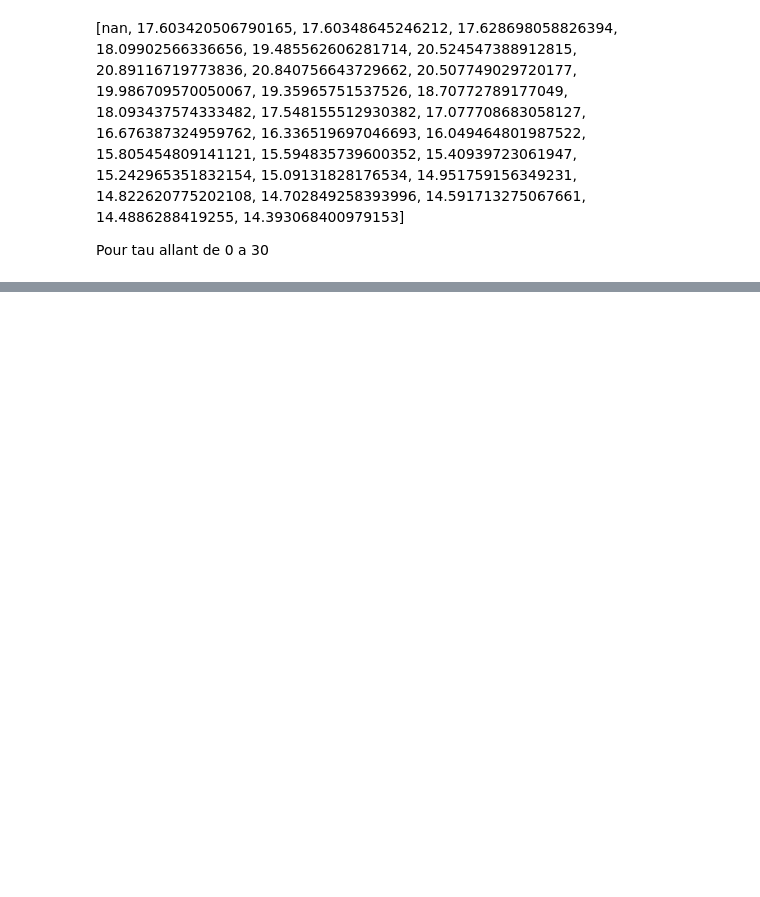
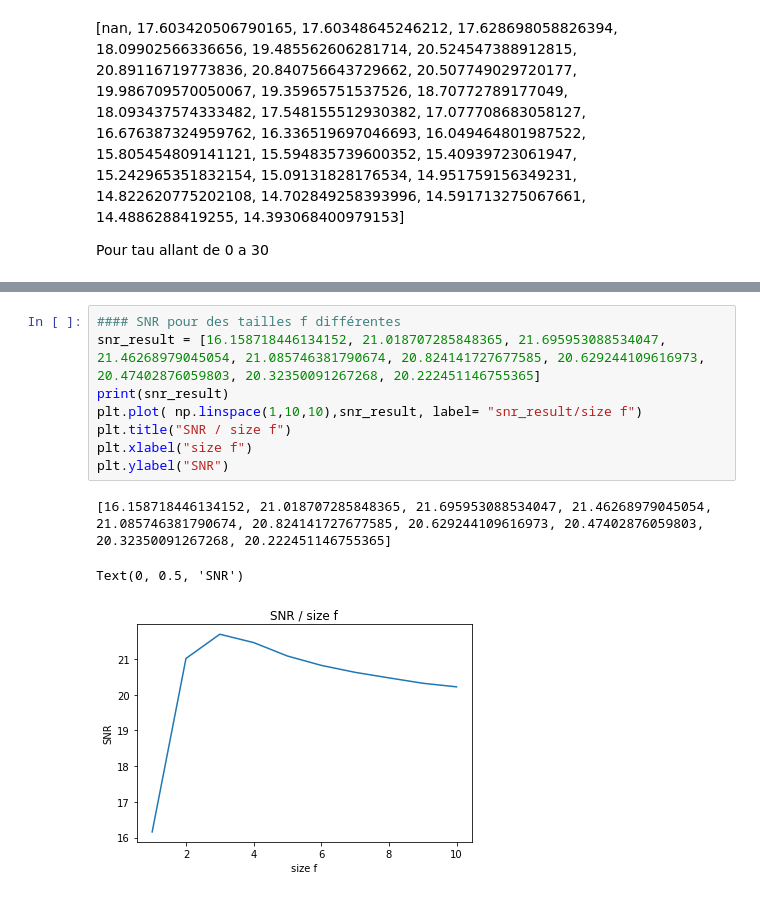
Before and after one commit to amelbenhamouda/NLMeans, a Jupyter notebook: NLMeanNotebook/NL_means_block.ipynb, the cells around one changed output, grey strips where cells are left out. Saved outputs shown, nothing was run; the diff lists cells and outputs as text; blank space fills up the shorter version.

```diff
--- a/NLMeanNotebook/NL_means_block.ipynb
+++ b/NLMeanNotebook/NL_means_block.ipynb
@@ -382,0 +400,12 @@ mean:  0.6649262758837016
+# %%
+#### SNR pour des tailles f différentes
+snr_result = [16.158718446134152, 21.018707285848365, 21.695953088534047, 21.46268979045054, 21.085746381790674, 20.824141727677585, 20.629244109616973, 20.47402876059803, 20.32350091267268, 20.222451146755365]
+print(snr_result)
+plt.plot( np.linspace(1,10,10),snr_result, label= "snr_result/size f")
+plt.title("SNR / size f")
+plt.xlabel("size f")
+plt.ylabel("SNR")
+# %% [output]
+[16.158718446134152, 21.018707285848365, 21.695953088534047, 21.46268979045054, 21.085746381790674, 20.824141727677585, 20.629244109616973, 20.47402876059803, 20.32350091267268, 20.222451146755365]
+Text(0, 0.5, 'SNR')
+[figure, added]
```
Also changed, not shown: parts of 16 cells of this notebook, 12 other files.
